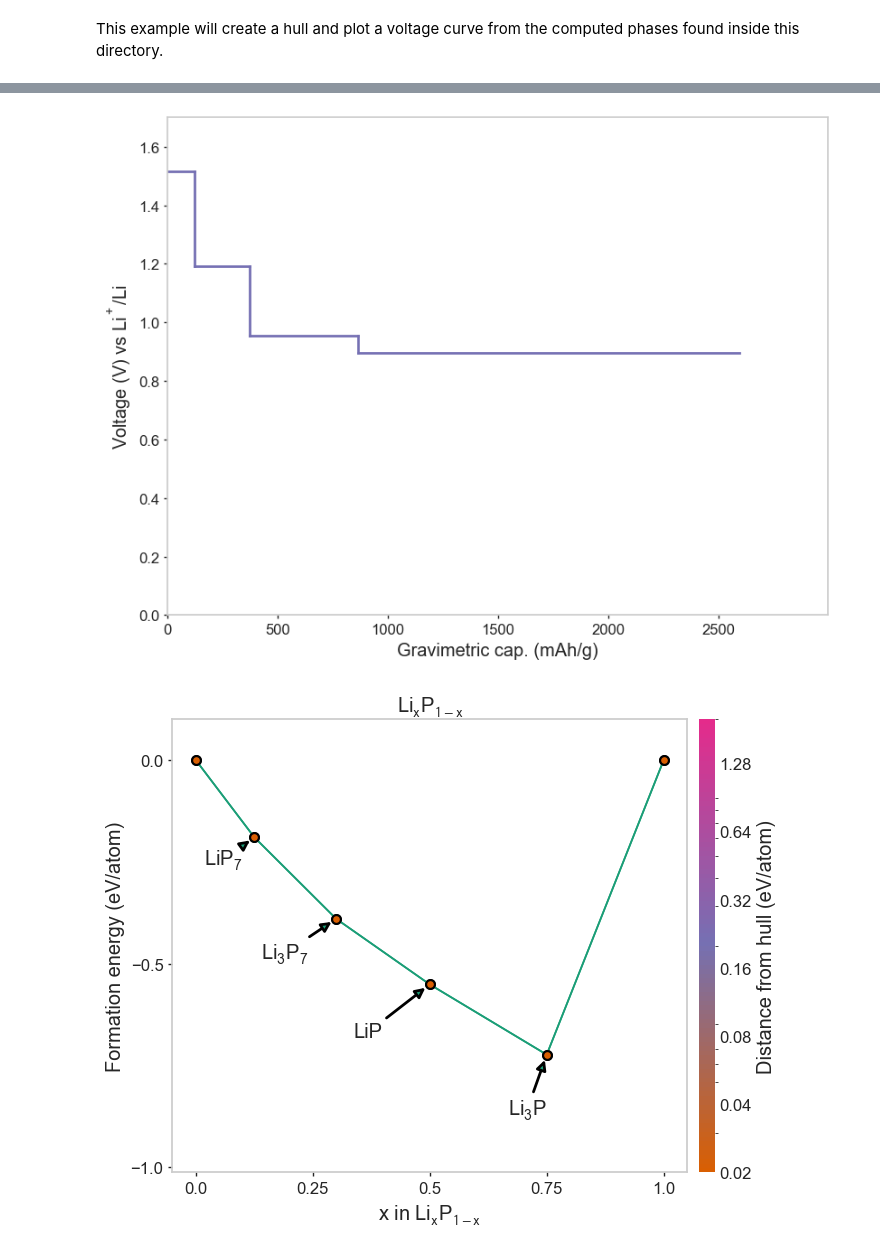
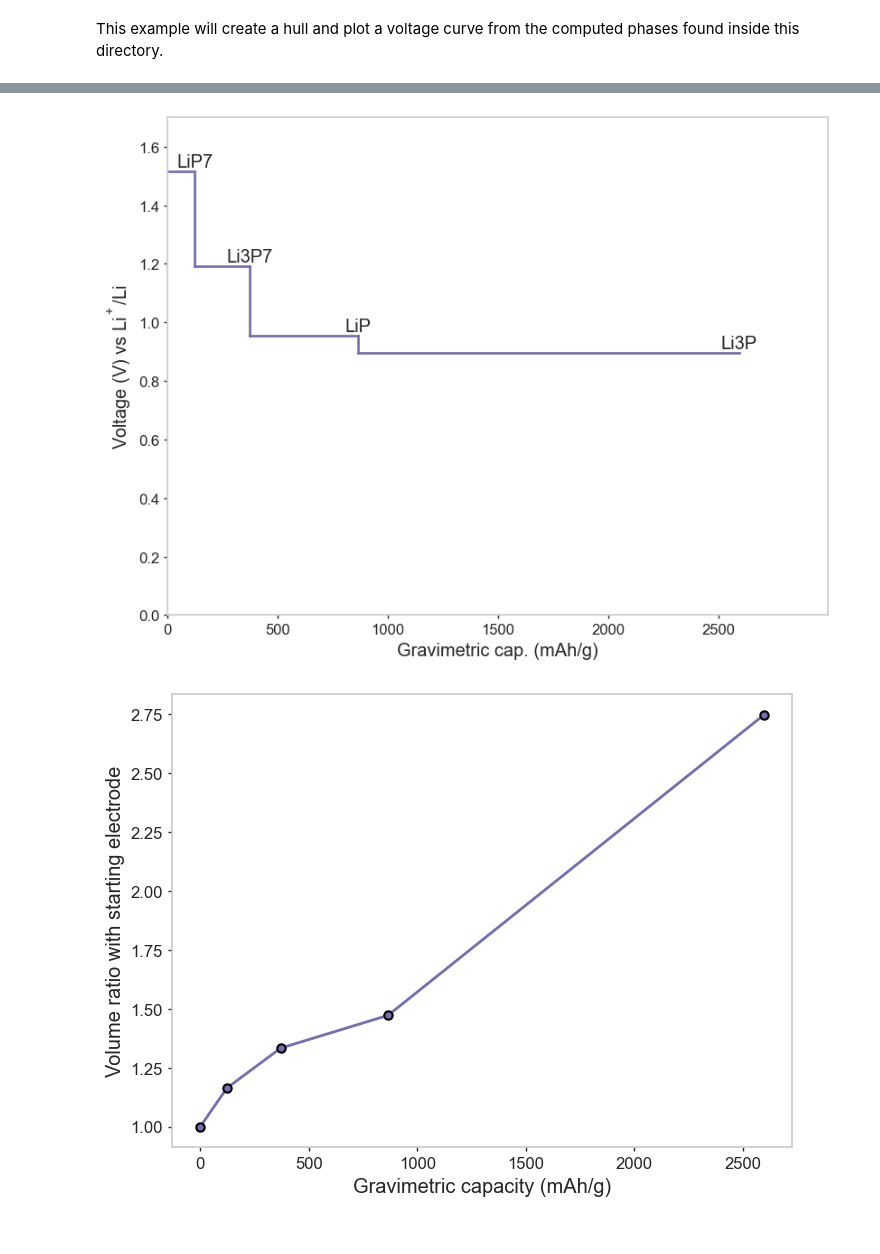
Before and after one commit to ml-evs/matador, a Jupyter notebook: examples/interactive/voltage/voltage_from_res_files.ipynb, the cells around one changed output, grey strips where cells are left out. Drawn from its saved outputs; the diff is of its cells as text; code cells hidden in the pictures.

Commit message:
FIX: fixed alignment of voltage plot labels and reran examples

```diff
--- a/examples/interactive/voltage/voltage_from_res_files.ipynb
+++ b/examples/interactive/voltage/voltage_from_res_files.ipynb
@@ -16,8 +13,12 @@ Successfully scraped 6 out of 6 files.
 # %%
+cursor, failures = res2dict("LiP_structures/*.res")
+
 hull = QueryConvexHull(
     cursor=cursor,
     species=['Li', 'P'],
     voltage=True,
+    volume=True,
+    labels=True,
     plot_kwargs={"labels": True}
 )
 # %% [output]
@@ -41,2 +42,2 @@ hull = QueryConvexHull(
-[figure, old version]
+[figure, new version]
-[figure, old version]
+[figure, new version]
```
Also changed, not shown: parts of 5 cells of this notebook, 9 other files.
